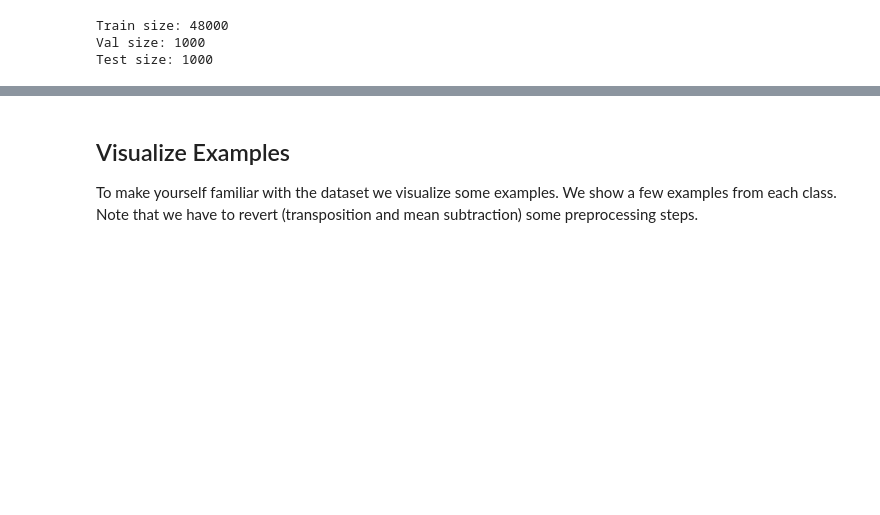
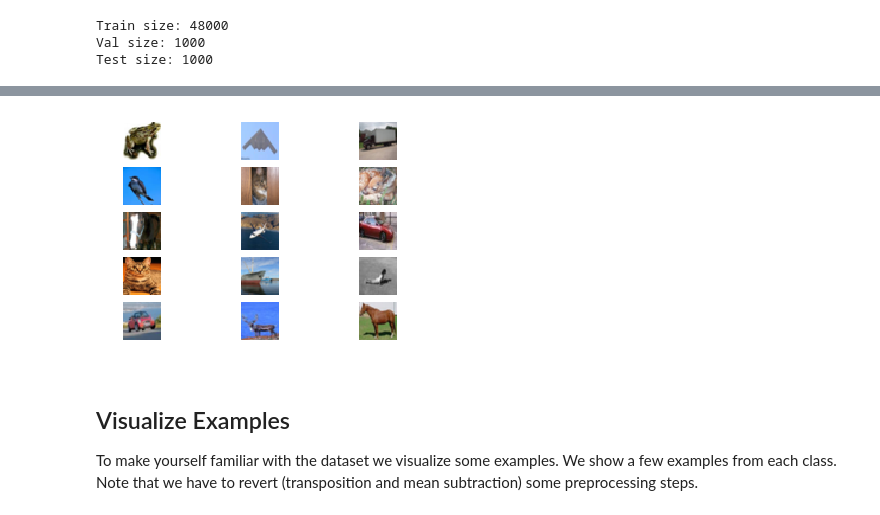
Before and after one commit to cornerfarmer/i2dl, a Jupyter notebook: exercise_3/1_classification_cnn.ipynb, the cells around one changed output, grey strips where cells are left out. Saved outputs shown, nothing was run; the diff lists cells and outputs as text; code cells hidden in the pictures; blank space fills up the shorter version.

```diff
--- a/exercise_3/1_classification_cnn.ipynb
+++ b/exercise_3/1_classification_cnn.ipynb
@@ -55,3 +74,14 @@ Test size: 1000
+# %%
+samples = next(iter(train_loader))[0]
+for i, sample in enumerate(samples):
+    plt.subplot(5, 3, i + 1)
+    plt.imshow(sample.numpy().transpose(1,2,0))
+    plt.axis('off')
+    if i > 5 * 3 - 2:
+        break
+plt.show()
+# %% [output]
+[figure, added]
 # %% [markdown]
 Visualize Examples
 ------------------
```
Also changed, not shown: parts of 2 cells of this notebook, 4 other files.
